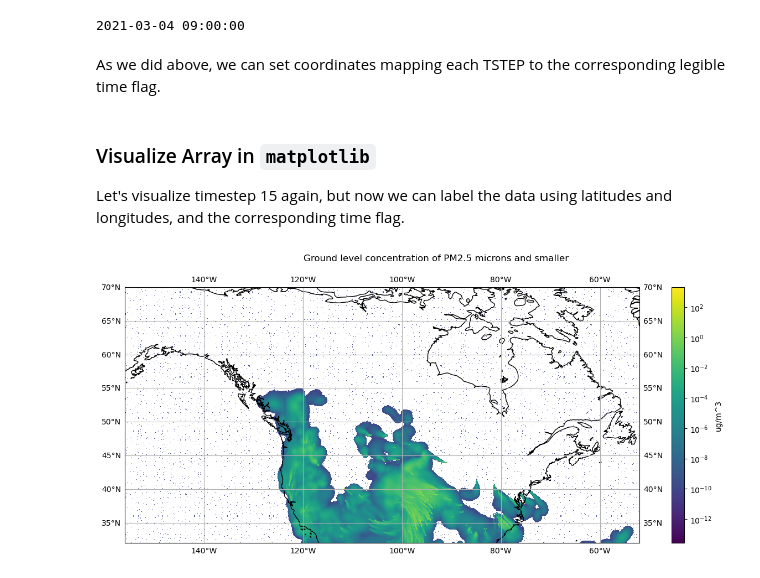
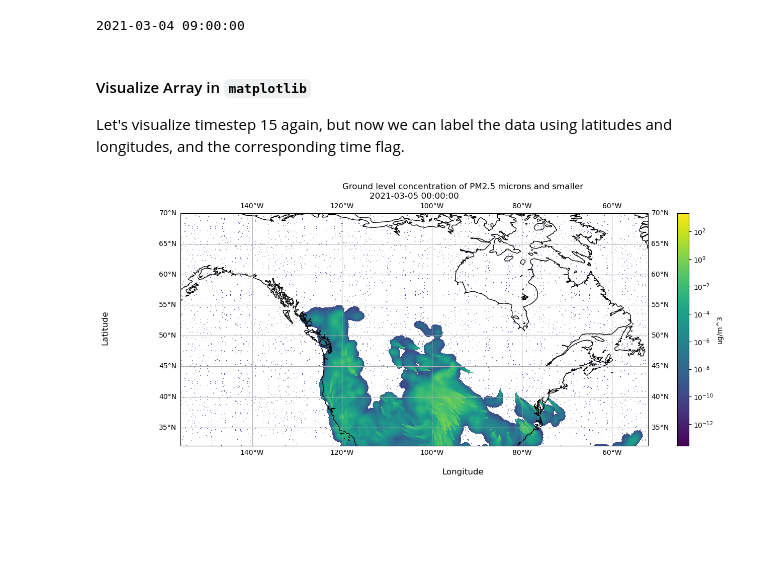
Before and after one commit to sci-visus/NSDF-WIRED, a Jupyter notebook: communication/UBC Smoke Forecast Data Curation/data_notebooks/data_source/netcdf_demo.ipynb, the cells around one changed output. Drawn from its saved outputs; the diff is of its cells as text; code cells hidden in the pictures; blank space fills up the shorter version.

```diff
--- a/communication/UBC Smoke Forecast Data Curation/data_notebooks/data_source/netcdf_demo.ipynb
+++ b/communication/UBC Smoke Forecast Data Curation/data_notebooks/data_source/netcdf_demo.ipynb
@@ -222,5 +234,3 @@ Now we have a datetime object to represent the timeflag in a more legible and us
 print(parse_tflag(ds['TFLAG'].values[0][0]))
 # %% [output]
 2021-03-04 09:00:00
-# %% [markdown]
-As we did above, we can set coordinates mapping each TSTEP to the corresponding legible time flag.
@@ -237,64 +237,53 @@ for tflag in tflag_values:
-# %%
-# set coordinates to each timestep with these pandas timestamps
-ds.coords['time'] = ('TSTEP', timestamps)
-# %%
-# Replace tstep dimension with newly calculated timestamps array
-ds = ds.swap_dims({'TSTEP': 'time'})
 # %% [markdown]
-### Visualize Array in `matplotlib`
+#### Visualize Array in `matplotlib`
 
 Let's visualize timestep 15 again, but now we can label the data using latitudes and longitudes, and the corresponding time flag.
 # %%
 tstep = 15
 smoke_at_tstep = ds_pm25_vals[tstep, :, :]
+tstep_tflag = parse_tflag(ds['TFLAG'].values[tstep][0])
 
-# Let's use matplotlib's imshow, since our data is on a grid
-# ref: https://matplotlib.org/stable/api/_as_gen/matplotlib.pyplot.imshow.html
+import matplotlib.pyplot as plt
+import cartopy.crs as ccrs
 
 # Initialize a figure and plot, so we can customize figure and plot of data
-# ref: https://matplotlib.org/stable/api/_as_gen/matplotlib.pyplot.subplots.html
-# ref: https://scitools.org.uk/cartopy/docs/latest/getting_started/index.html
 my_fig, my_plt = plt.subplots(figsize=(15, 6), subplot_kw=dict(projection=ccrs.PlateCarree()))
-
-# Let's set some parameters to get the visualization we want
-# ref: https://matplotlib.org/stable/api/_as_gen/matplotlib.pyplot.imshow.html
 
 # color PM25 values on a log scale, since values are small
 my_norm = "log"
 # this will number our x and y axes based on the longitude latitude range
 my_extent = [np.min(longitude), np.max(longitude), np.min(latitude), np.max(latitude)]
 # ensure the aspect ratio of our plot fits all data, matplotlib can does this automatically
 my_aspect = 'auto'
 # tell matplotlib, our origin is the lower-left corner
 my_origin = 'lower'
 # select a colormap for our plot and the color bar on the right
 my_cmap = 'viridis'
 
 # create our plot using imshow
-plot = my_plt.imshow(data, norm=my_norm, extent=my_extent,
+plot = my_plt.imshow(smoke_at_tstep, norm=my_norm, extent=my_extent,
           aspect=my_aspect, origin=my_origin, cmap=my_cmap)
 
 # draw coastlines
 my_plt.coastlines()
 
 # draw latitude longitude lines
-# ref: https://scitools.org.uk/cartopy/docs/latest/gallery/gridlines_and_labels/gridliner.html
 my_plt.gridlines(draw_labels=True)
 
 # add a colorbar to our figure, based on the plot we just made above
-my_fig.colorbar(plot,location='right', label='ug/m^3')
+my_fig.colorbar(plot, location='right', label='ug/m^3')
 
-# # Set x and y axis labels on our ax
-# my_plt.set_xlabel('Longitude')
-# my_plt.set_ylabel('Latitude')
+# Set x and y axis labels on our ax
+my_fig.supxlabel('Longitude')
+my_fig.supylabel('Latitude')
 
 # Set title of our figure
 my_fig.suptitle('Ground level concentration of PM2.5 microns and smaller')
 
-# # Set title of our plot as the timestamp of our data
-# my_plt.set_title(f'{my_timestamp}')
+# Set title of our plot as the timestamp of our data
+my_plt.set_title(f'{tstep_tflag}')
 
 # Show the resulting visualization
 plt.show()
 # %% [output]
-[figure, old version]
+[figure, new version]
```
Also changed, not shown: parts of 26 cells of this notebook, 19 other files.
